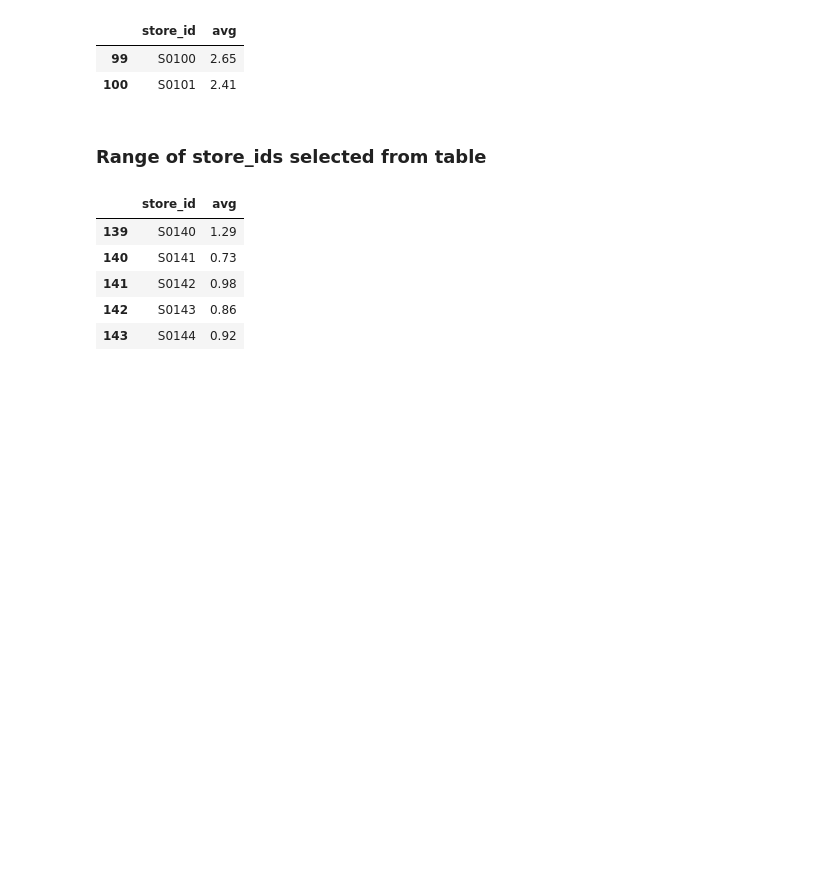
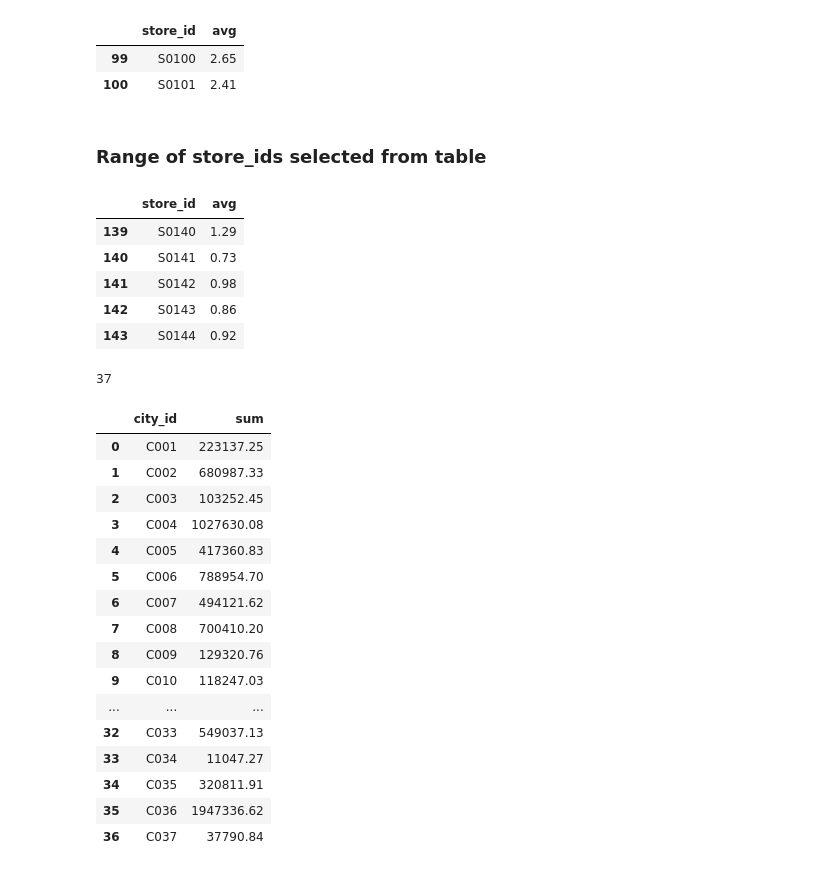
Before and after one commit to ChigozieObika/sql_sales_analysis, a Jupyter notebook: sqlalchemy_analysis.ipynb, the cells around one changed output. Saved outputs shown, nothing was run; the diff lists cells and outputs as text; code cells hidden in the pictures; blank space fills up the shorter version.

Commit message:
add sql join query

```diff
--- a/sqlalchemy_analysis.ipynb
+++ b/sqlalchemy_analysis.ipynb
@@ -168,0 +173,29 @@ select_range_store_avg_revenue
+# %%
+len(revenue_by_city_id['city_id'].unique())
+# %% [output]
+37
+# %%
+total_revenue_by_city_id=pd.read_sql(
+'SELECT city_id, CAST(SUM(revenue) AS DECIMAL (10,2)) FROM sales INNER JOIN store_cities ON sales.store_id=store_cities.store_id GROUP BY city_id',
+engine
+)
+# %%
+total_revenue_by_city_id
+# %% [output]
+|  | city_id | sum |
+| 0 | C001 | 223137.25 |
+| 1 | C002 | 680987.33 |
+| 2 | C003 | 103252.45 |
+| 3 | C004 | 1027630.08 |
+| 4 | C005 | 417360.83 |
+| 5 | C006 | 788954.70 |
+| 6 | C007 | 494121.62 |
+| 7 | C008 | 700410.20 |
+| 8 | C009 | 129320.76 |
+| 9 | C010 | 118247.03 |
+| ... | ... | ... |
+| 32 | C033 | 549037.13 |
+| 33 | C034 | 11047.27 |
+| 34 | C035 | 320811.91 |
+| 35 | C036 | 1947336.62 |
+| 36 | C037 | 37790.84 |
```
Also changed, not shown: parts of 1 cell of this notebook, 1 other file.
